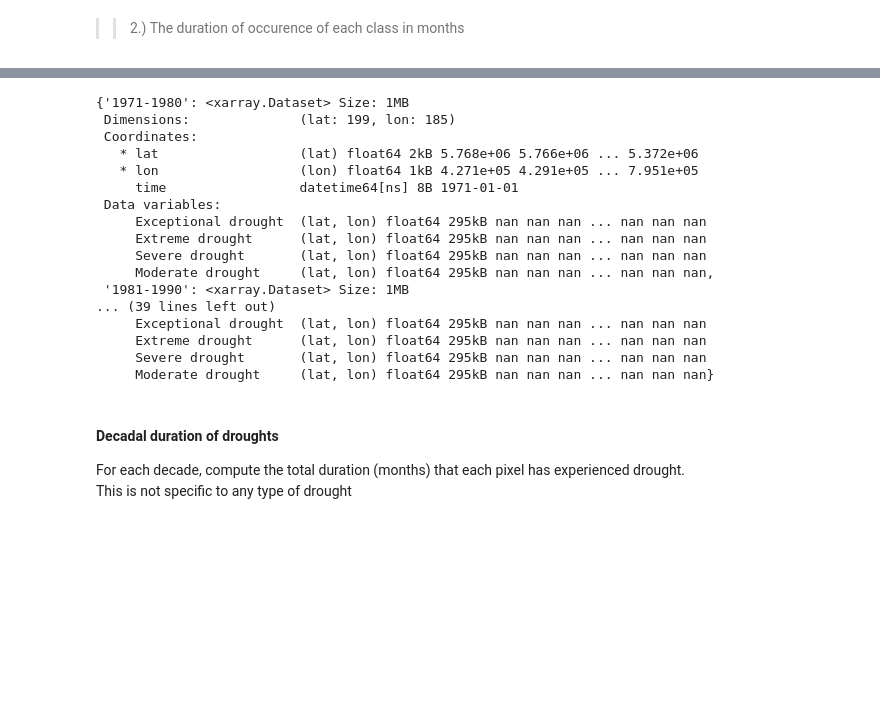
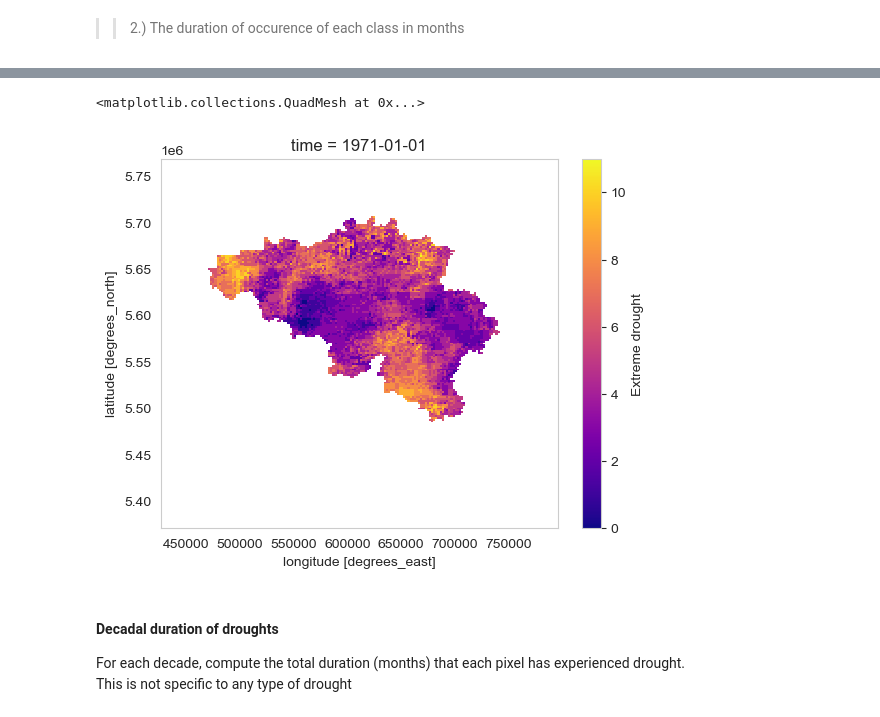
Before and after one commit to klekarkar/mHM_IO_dataprocessing, a Jupyter notebook: SMI_journal_plotting.ipynb, the cells around one changed output, grey strips where cells are left out. Cells and saved outputs as stored; diff of their text form; code cells hidden in the pictures; blank space fills up the shorter version.

```diff
--- a/SMI_journal_plotting.ipynb
+++ b/SMI_journal_plotting.ipynb
@@ -223,23 +223,8 @@ decade_drought_durs['2011-2020']['Exceptional drought'].plot(cmap='plasma')
 # %%
-decade_drought_durs
+decade_drought_durs['1971-1980']['Extreme drought'].plot(cmap='plasma')
 # %% [output]
-{'1971-1980': <xarray.Dataset> Size: 1MB
- Dimensions:              (lat: 199, lon: 185)
- Coordinates:
-   * lat                  (lat) float64 2kB 5.768e+06 5.766e+06 ... 5.372e+06
-   * lon                  (lon) float64 1kB 4.271e+05 4.291e+05 ... 7.951e+05
-     time                 datetime64[ns] 8B 1971-01-01
- Data variables:
-     Exceptional drought  (lat, lon) float64 295kB nan nan nan ... nan nan nan
-     Extreme drought      (lat, lon) float64 295kB nan nan nan ... nan nan nan
-     Severe drought       (lat, lon) float64 295kB nan nan nan ... nan nan nan
-     Moderate drought     (lat, lon) float64 295kB nan nan nan ... nan nan nan,
- '1981-1990': <xarray.Dataset> Size: 1MB
-... (39 lines left out)
-     Exceptional drought  (lat, lon) float64 295kB nan nan nan ... nan nan nan
-     Extreme drought      (lat, lon) float64 295kB nan nan nan ... nan nan nan
-     Severe drought       (lat, lon) float64 295kB nan nan nan ... nan nan nan
-     Moderate drought     (lat, lon) float64 295kB nan nan nan ... nan nan nan}
+<matplotlib.collections.QuadMesh at 0x...>
+[figure, added]
 # %% [markdown]
 #### Decadal duration of droughts
 
```
Also changed, not shown: parts of 17 cells of this notebook.
